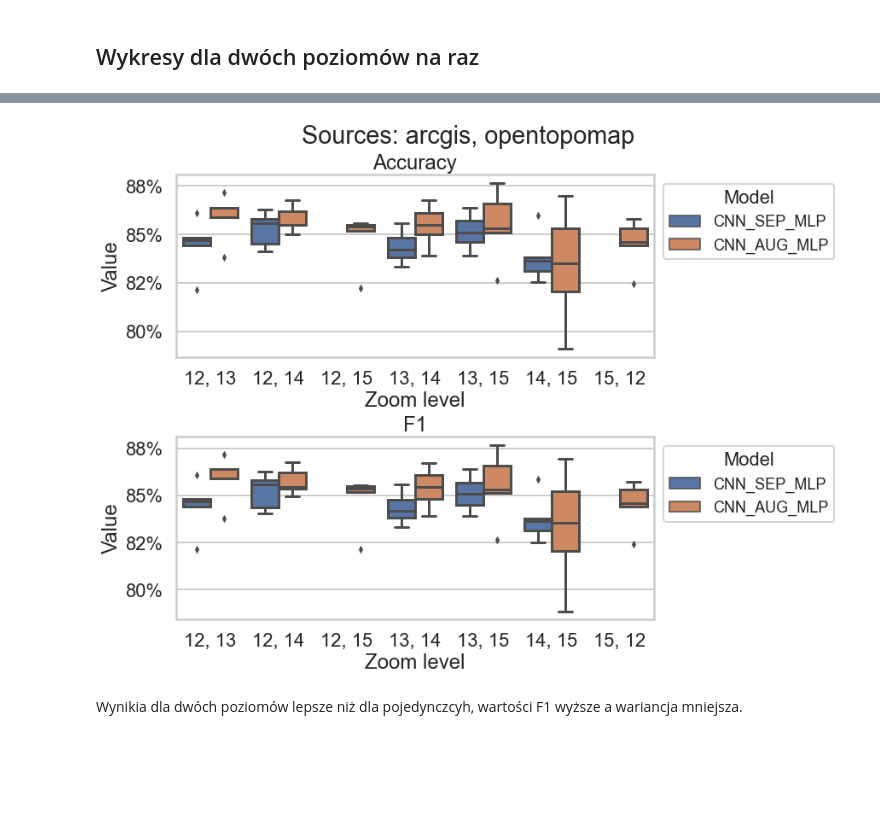
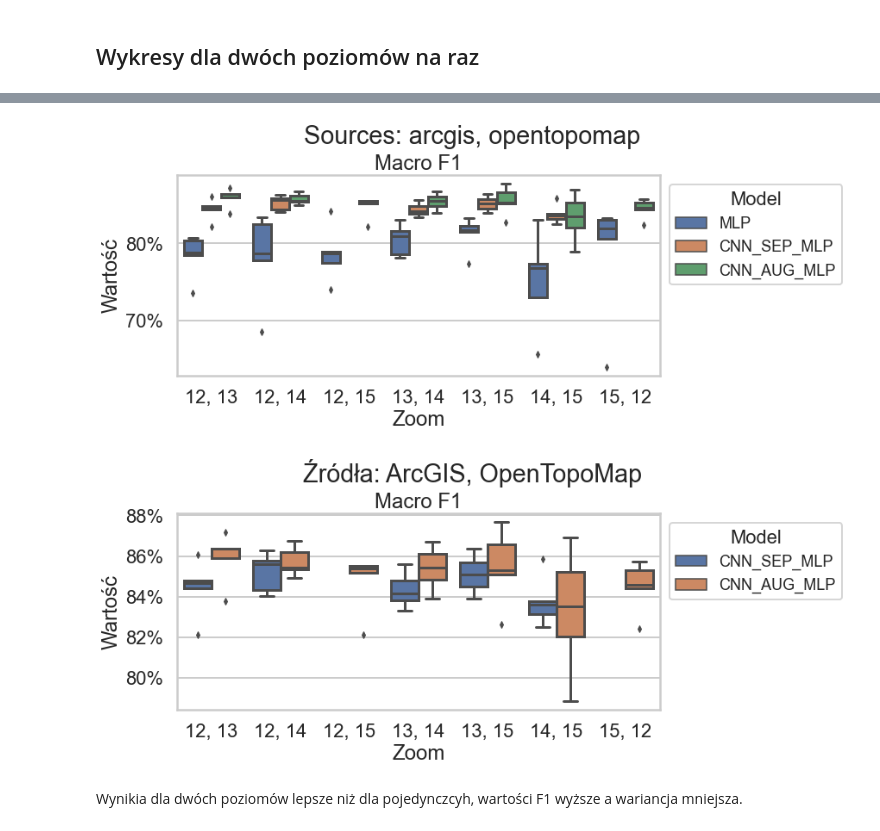
Before and after one commit to janslowik/huhuha, a Jupyter notebook: notebooks/results_visualisation.ipynb, the cells around one changed output, grey strips where cells are left out. Saved outputs shown, nothing was run; the diff lists cells and outputs as text; code cells hidden in the pictures; blank space fills up the shorter version.

```diff
--- a/notebooks/results_visualisation.ipynb
+++ b/notebooks/results_visualisation.ipynb
@@ -66,6 +63,7 @@ def visualize_boxplot(
         bbox_to_anchor=(1.02, 0.95),
         legend_loc=2,
         legend_cols=1,
+        legend_title: str = None,
         **kwargs
     ):
 
@@ -96,15 +94,16 @@ def visualize_boxplot(
         ax.yaxis.set_major_formatter(mtick.FuncFormatter(lambda y, _: '{:.0%}'.format(y)))
         # ax.set_ylim(bottom=round(df[measures_to_plot].min().min()-0.01, 2),
         #              top=round(df[measures_to_plot].max().max()+0.01, 2))
-        ax.set_xlabel('Zoom level')
+        ax.set_xlabel('Zoom')
         ax.set_title(name)
-        ax.set_ylabel('Value')
+        ax.set_ylabel('Wartość')
 
         handles, labels = ax.get_legend_handles_labels()
         if legend_labels is not None:
             labels = legend_labels
         if len(handles) > 0:
-            legend_title = hue.replace('_', ' ').capitalize()
+            if legend_title is None:
+                legend_title = hue.replace('_', ' ').capitalize()
             ax.legend(handles, labels, title=legend_title, fontsize=18, title_fontsize=22,
                       bbox_to_anchor=bbox_to_anchor, loc=legend_loc, ncol=legend_cols,
                       borderaxespad=0., fancybox=True)
@@ -246,20 +269,41 @@ visualize_boxplot(df_to_plot, measures_to_plot=measures_to_plot, measures_names=
+# %%
+df_to_plot = df[(df['double_zoom'] == True)]
+
+hue_order = [
+    'MLP', 'CNN_SEP_MLP', 'CNN_AUG_MLP'
+]
+hue= 'model'
+measures_to_plot = ['test_macro_f1']
+measures_names = ['Macro F1']
+
+figsize = (12, 5)
+suptitle = 'Sources: arcgis, opentopomap'
+
+visualize_boxplot(df_to_plot, measures_to_plot=measures_to_plot, measures_names=measures_names,
+                  figsize=figsize, hue=hue, hue_order=hue_order, suptitle=suptitle)
+
+plt.savefig(PLOTS_DIR / 'f1_results_double_zoom.png', dpi=400, bbox_inches='tight', transparent=True)
+# %% [output]
+[figure, added]
 # %%
 df_to_plot = df[(df['double_zoom'] == True) & (df['model'] != 'MLP')]
 
 hue_order = [
     'CNN_SEP_MLP', 'CNN_AUG_MLP'
 ]
 hue= 'model'
-measures_to_plot = ['test_accuracy', 'test_macro_f1']
-measures_names = ['Accuracy', 'F1']
+measures_to_plot = ['test_macro_f1']
+measures_names = ['Macro F1']
 
-figsize = (12, 9)
-suptitle = 'Sources: arcgis, opentopomap'
+figsize = (12, 5)
+suptitle = 'Źródła: ArcGIS, OpenTopoMap'
 
 visualize_boxplot(df_to_plot, measures_to_plot=measures_to_plot, measures_names=measures_names,
                   figsize=figsize, hue=hue, hue_order=hue_order, suptitle=suptitle)
+
+plt.savefig(PLOTS_DIR / 'f1_results_double_zoom.png', dpi=400, bbox_inches='tight', transparent=True)
 # %% [output]
-[figure, old version]
+[figure, new version]
 # %% [markdown]
 Wynikia dla dwóch poziomów lepsze niż dla pojedynczcyh, wartości F1 wyższe a wariancja mniejsza.
 # %% [markdown]
```
Also changed, not shown: parts of 6 cells of this notebook, 1 other file.
